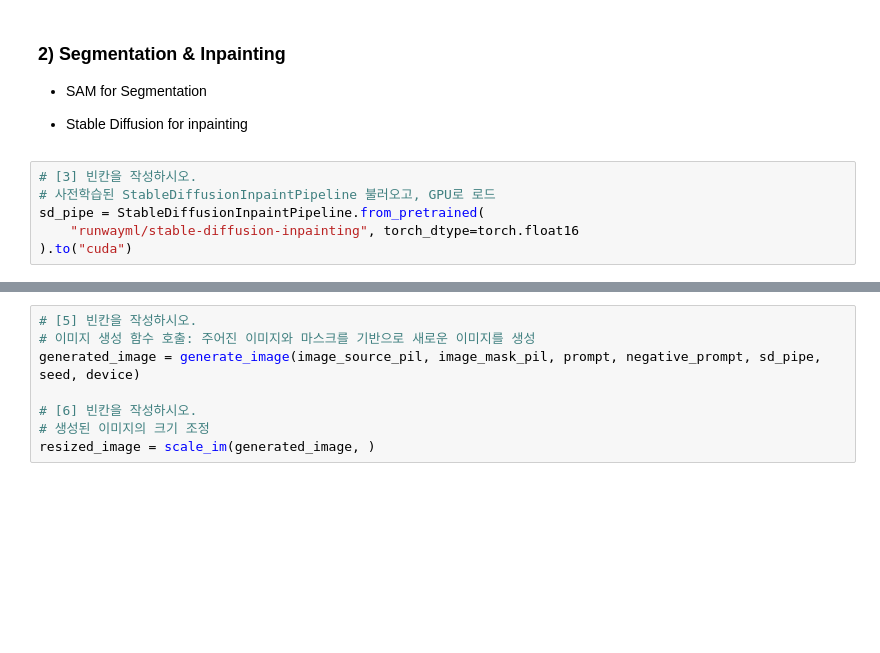
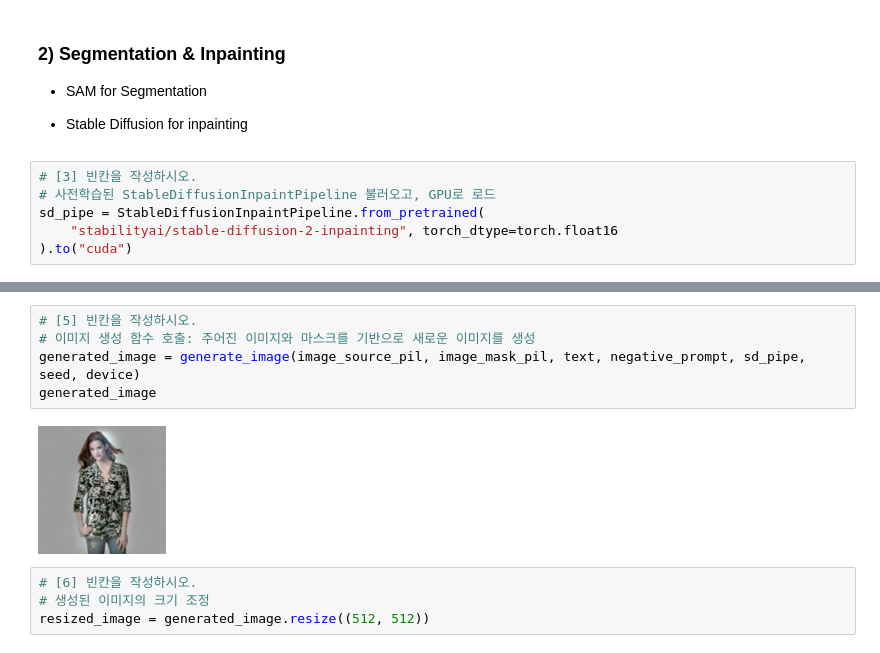
Before and after one commit to outta-3-project-1691/outta_3_project, a Jupyter notebook: final_pipe.ipynb, the cells around one changed output, grey strips where cells are left out. Cells and saved outputs as stored; diff of their text form; blank space fills up the shorter version.

```diff
--- a/final_pipe.ipynb
+++ b/final_pipe.ipynb
@@ -111,7 +137,7 @@ text.text
 # [3] 빈칸을 작성하시오.
 # 사전학습된 StableDiffusionInpaintPipeline 불러오고, GPU로 로드
 sd_pipe = StableDiffusionInpaintPipeline.from_pretrained(
-    "runwayml/stable-diffusion-inpainting", torch_dtype=torch.float16
+    "stabilityai/stable-diffusion-2-inpainting", torch_dtype=torch.float16
 ).to("cuda")
 # %%
 # [4] 빈칸을 작성하시오.
@@ -120,10 +149,13 @@ image_source_pil, image_mask_pil = preprop_for_diffusion(image, model)
 # %%
 # [5] 빈칸을 작성하시오.
 # 이미지 생성 함수 호출: 주어진 이미지와 마스크를 기반으로 새로운 이미지를 생성
-generated_image = generate_image(image_source_pil, image_mask_pil, prompt, negative_prompt, sd_pipe, seed, device)
-
-# [6] 빈칸을 작성하시오.
-# 생성된 이미지의 크기 조정
-resized_image = scale_im(generated_image, )
+generated_image = generate_image(image_source_pil, image_mask_pil, text, negative_prompt, sd_pipe, seed, device)
+generated_image
+# %% [output]
+[figure, added]
+# %%
+# [6] 빈칸을 작성하시오.
+# 생성된 이미지의 크기 조정
+resized_image = generated_image.resize((512, 512))
 # %%
 resized_image
```
Also changed, not shown: parts of 7 cells of this notebook.
